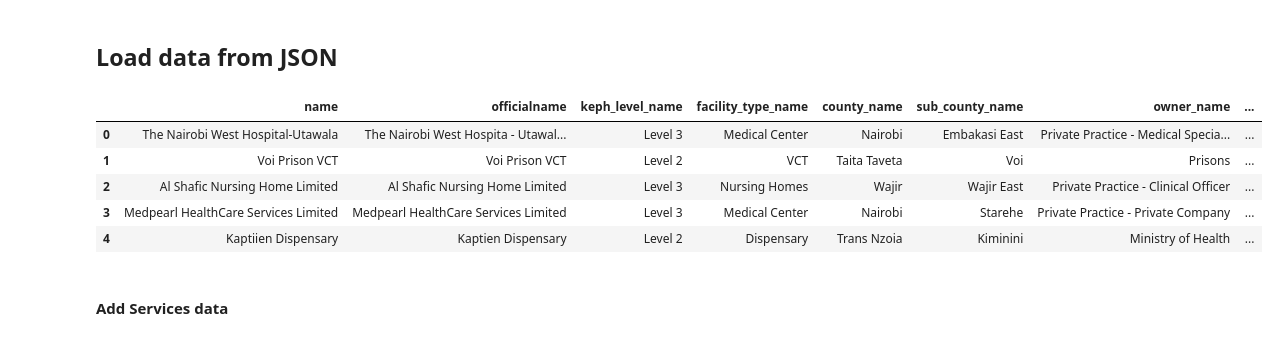
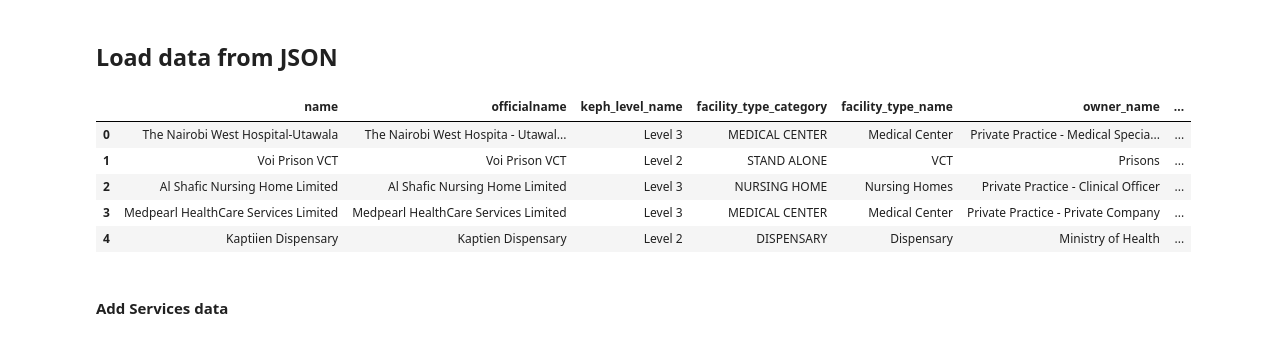
Before and after one commit to dakn2005/KE_MFL_Mapping, a Jupyter notebook: dayta/loadData.ipynb, the cells around one changed output. Saved outputs shown, nothing was run; the diff lists cells and outputs as text; code cells hidden in the pictures.

```diff
--- a/dayta/loadData.ipynb
+++ b/dayta/loadData.ipynb
@@ -7,25 +7,24 @@ pd.set_option('display.max_columns', None)
 # %%
 df = pd.read_json('mfl_mod.json')
 
 # df.head()
 
 # https://stackoverflow.com/questions/45865608/executing-an-sql-query-over-a-pandas-dataset
 
-outdf = duckdb.query("""select name, officialname, keph_level_name, facility_type_name, county_name,
-	sub_county_name, owner_name, owner_type_name, admission_status_name,
+outdf = duckdb.query("""select name, officialname, keph_level_name, facility_type_category, facility_type_name,  owner_name, owner_type_name, admission_status_name,
 	operation_status_name,
-	open_whole_day, open_public_holidays, open_weekends, open_late_night,
-	categories, service_names,
-    lat as long, long  as lat from df""").df()
+	open_whole_day, open_public_holidays, open_weekends, open_late_night, beds, cots,
+	categories, services,
+    lat as long, long as lat, county_name, sub_county_name, constituency_name, ward_name from df""").df()
 
 outdf.head()
 # %% [output]
-|  | name | officialname | keph_level_name | facility_type_name | county_name | sub_county_name | owner_name | ... |
-| 0 | The Nairobi West Hospital-Utawala | The Nairobi West Hospita - Utawal... | Level 3 | Medical Center | Nairobi | Embakasi East | Private Practice - Medical Specia... | ... |
-| 1 | Voi Prison VCT | Voi Prison VCT | Level 2 | VCT | Taita Taveta | Voi | Prisons | ... |
-| 2 | Al Shafic Nursing Home Limited | Al Shafic Nursing Home Limited | Level 3 | Nursing Homes | Wajir | Wajir East | Private Practice - Clinical Officer | ... |
-| 3 | Medpearl HealthCare Services Limited | Medpearl HealthCare Services Limited | Level 3 | Medical Center | Nairobi | Starehe | Private Practice - Private Company | ... |
-| 4 | Kaptiien Dispensary | Kaptien Dispensary | Level 2 | Dispensary | Trans Nzoia | Kiminini | Ministry of Health | ... |
+|  | name | officialname | keph_level_name | facility_type_category | facility_type_name | owner_name | ... |
+| 0 | The Nairobi West Hospital-Utawala | The Nairobi West Hospita - Utawal... | Level 3 | MEDICAL CENTER | Medical Center | Private Practice - Medical Specia... | ... |
+| 1 | Voi Prison VCT | Voi Prison VCT | Level 2 | STAND ALONE | VCT | Prisons | ... |
+| 2 | Al Shafic Nursing Home Limited | Al Shafic Nursing Home Limited | Level 3 | NURSING HOME | Nursing Homes | Private Practice - Clinical Officer | ... |
+| 3 | Medpearl HealthCare Services Limited | Medpearl HealthCare Services Limited | Level 3 | MEDICAL CENTER | Medical Center | Private Practice - Private Company | ... |
+| 4 | Kaptiien Dispensary | Kaptien Dispensary | Level 2 | DISPENSARY | Dispensary | Ministry of Health | ... |
 # %%
 outdf.to_csv('mfl.csv')
 # %% [markdown]
```
Also changed, not shown: parts of 2 cells of this notebook, 5 other files.
